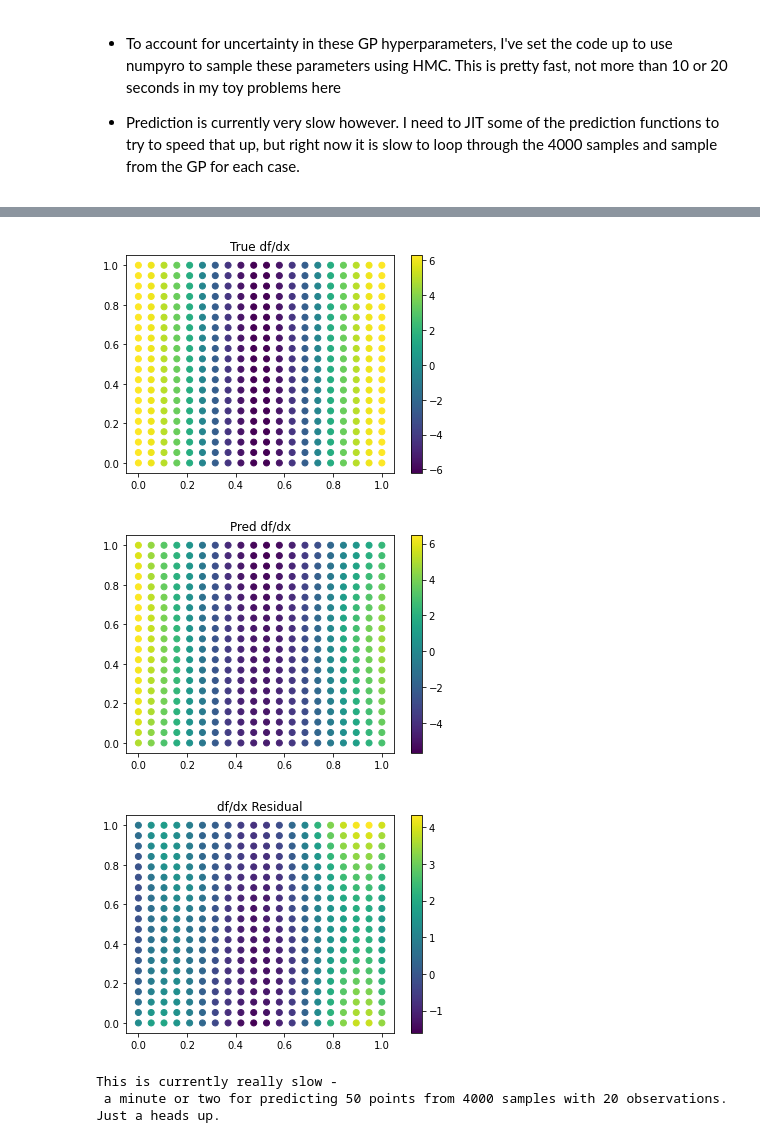
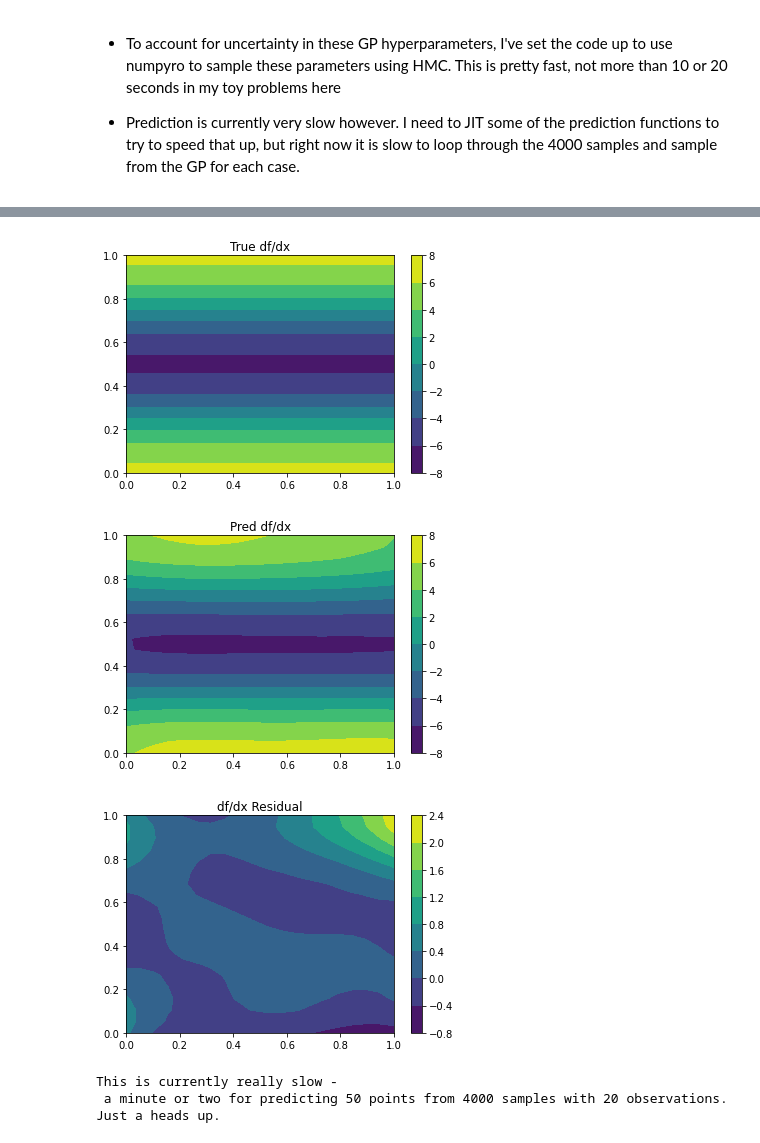
Before and after one commit to lanl/dfdjaxGP, a Jupyter notebook: JaxGPwDerivativesPackageTest_Bayes.ipynb, the cells around one changed output, grey strips where cells are left out. Drawn from its saved outputs; the diff is of its cells as text; code cells hidden in the pictures.

```diff
--- a/JaxGPwDerivativesPackageTest_Bayes.ipynb
+++ b/JaxGPwDerivativesPackageTest_Bayes.ipynb
@@ -134,7 +135,8 @@ n  = 30
 pn = 400
 
 x  = np.random.rand(n,2)
-px = np.array([(x, y) for x in np.linspace(0,1,20) for y in np.linspace(0,1,20)])
+pv = np.linspace(0,1,20)
+px = np.array([(x, y) for x in pv for y in pv])
 y  = truef(x)
 # %%
 jgp = JaxDerviativeGP(x, y)
@@ -197,22 +199,22 @@ Wall time: 4min 5s
 # %%
-plt.scatter(px[:, 0], px[:, 1], c=py)
+plt.contourf(pv, pv, py.reshape(20,20))
 plt.title("True df/dx")
 plt.colorbar()
 plt.show()
 
-plt.scatter(px[:, 0], px[:, 1], c=y_hat)
+plt.contourf(pv, pv, y_hat.reshape(20,20))
 plt.title("Pred df/dx")
 plt.colorbar()
 plt.show()
 
-plt.scatter(px[:, 0], px[:, 1], c= py - y_hat)
+plt.contourf(pv, pv, (py - y_hat).reshape(20,20))
 plt.title("df/dx Residual")
 plt.colorbar()
 plt.show()
 # %% [output]
-[figure, old version]
+[figure, new version]
-[figure, old version]
+[figure, new version]
-[figure, old version]
+[figure, new version]
 # %%
 py   = truedfdy(px)
 
```
Also changed, not shown: parts of 15 cells of this notebook, 1 other file.
